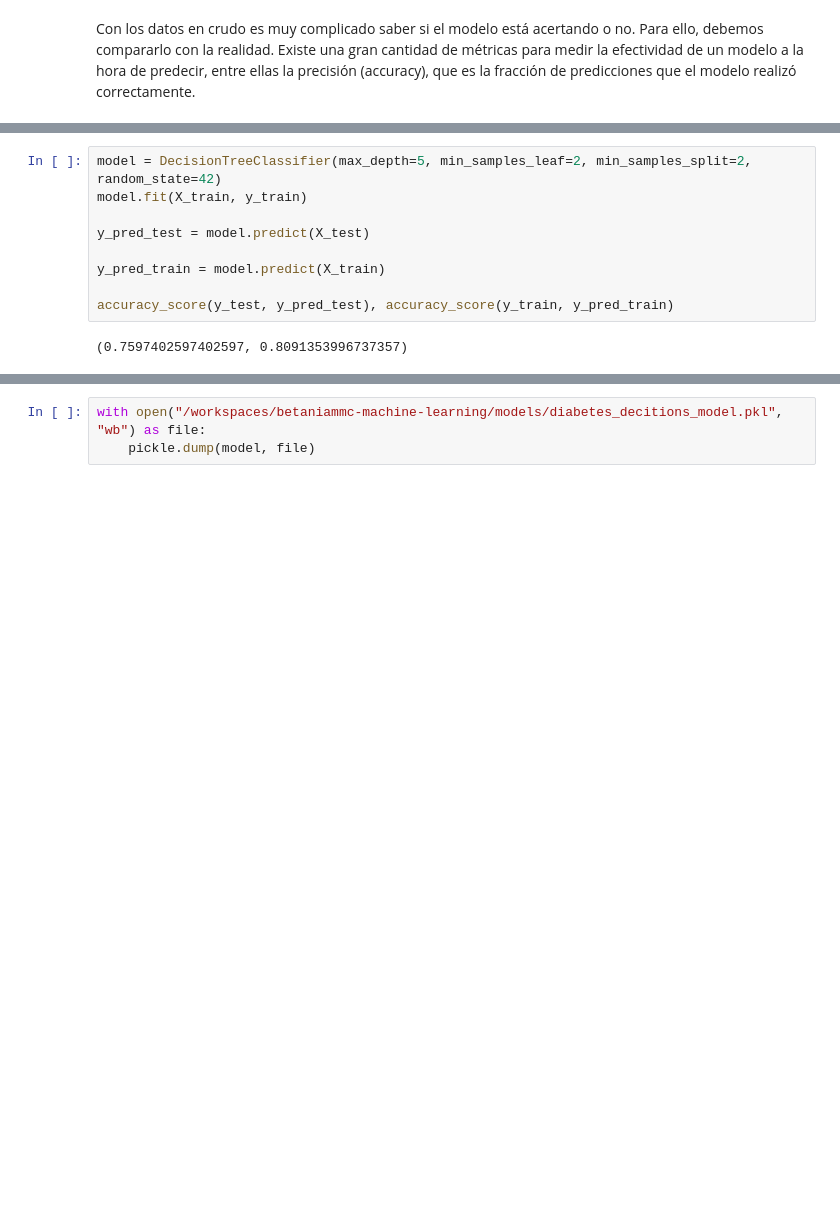
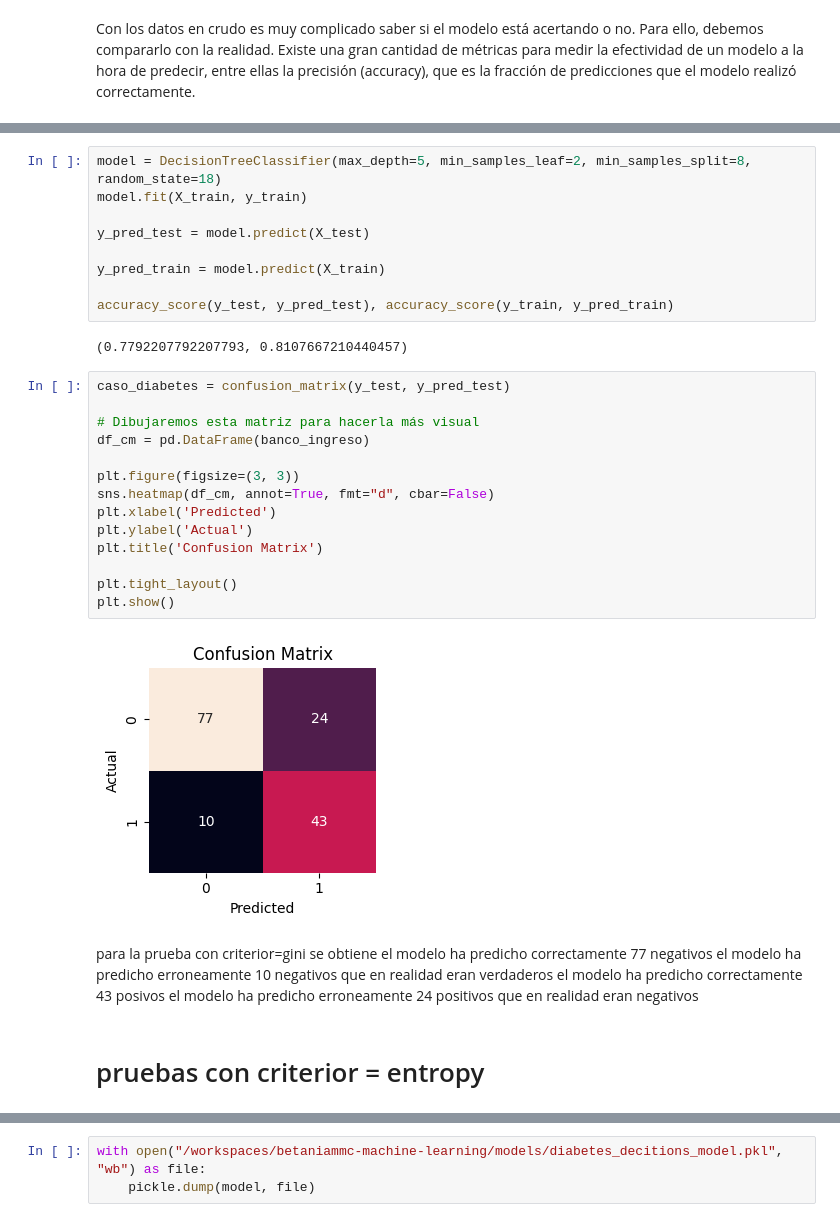
Before and after one commit to Betaniammc/streamlit, a Jupyter notebook: src/04-decision-tree-diabetes.ipynb, the cells around one changed output, grey strips where cells are left out. Drawn from its saved outputs; the diff is of its cells as text; blank space fills up the shorter version.

```diff
--- a/src/04-decision-tree-diabetes.ipynb
+++ b/src/04-decision-tree-diabetes.ipynb
@@ -96,5 +92,5 @@ Fitting 5 folds for each of 48 candidates, totalling 240 fits
 # %%
-model = DecisionTreeClassifier(max_depth=5, min_samples_leaf=2, min_samples_split=2, random_state=42)
+model = DecisionTreeClassifier(max_depth=5, min_samples_leaf=2, min_samples_split=8, random_state=18)
 model.fit(X_train, y_train)
 
 y_pred_test = model.predict(X_test)
@@ -103,4 +99,28 @@ y_pred_train = model.predict(X_train)
 
 accuracy_score(y_test, y_pred_test), accuracy_score(y_train, y_pred_train)
 # %% [output]
-(0.7597402597402597, 0.8091353996737357)
+(0.7792207792207793, 0.8107667210440457)
+# %%
+caso_diabetes = confusion_matrix(y_test, y_pred_test)
+
+# Dibujaremos esta matriz para hacerla más visual
+df_cm = pd.DataFrame(banco_ingreso)
+
+plt.figure(figsize=(3, 3))
+sns.heatmap(df_cm, annot=True, fmt="d", cbar=False)
+plt.xlabel('Predicted')
+plt.ylabel('Actual')
+plt.title('Confusion Matrix')
+
+plt.tight_layout()
+plt.show()
+# %% [output]
+[figure, added]
+# %% [markdown]
+para la prueba con criterior=gini se obtiene
+el modelo ha predicho correctamente 77 negativos
+el modelo ha predicho erroneamente 10 negativos que en realidad eran verdaderos
+el modelo ha predicho correctamente 43 posivos
+el modelo ha predicho erroneamente 24 positivos que en realidad eran negativos
+# %% [markdown]
+# pruebas con criterior = entropy
```
Also changed, not shown: parts of 17 cells of this notebook, 2 other files.
